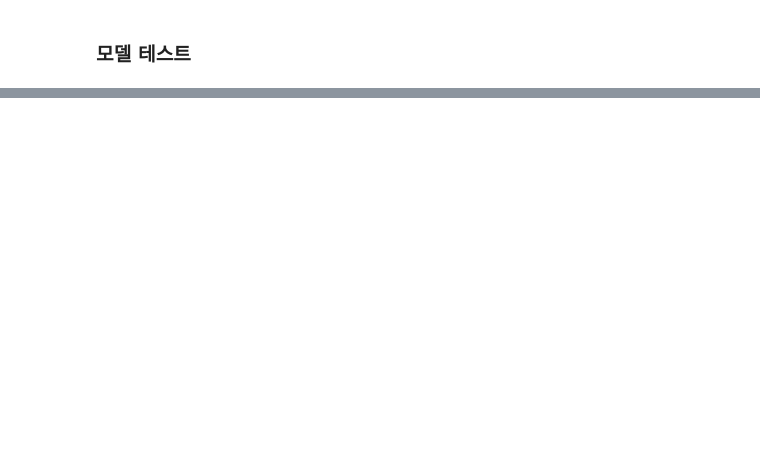
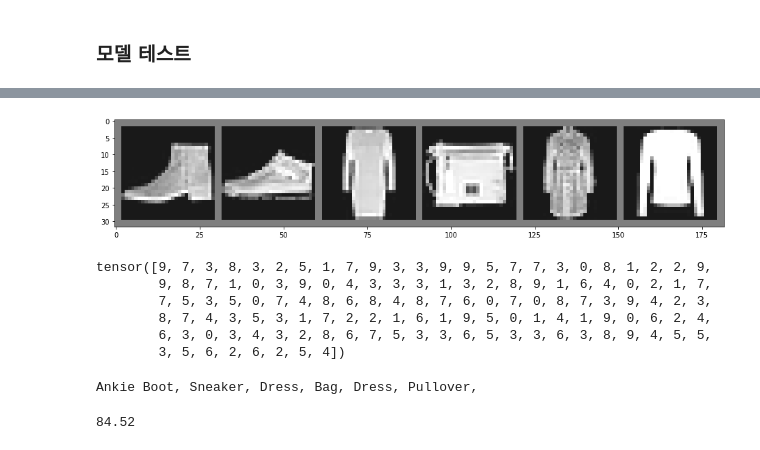
Before and after one commit to mkbahk/PyTorchLearning, a Jupyter notebook: _파이토치(PyTorch)_한번에_끝내기.ipynb, the cells around one changed output, grey strips where cells are left out. Drawn from its saved outputs; the diff is of its cells as text; code cells hidden in the pictures; blank space fills up the shorter version.

```diff
--- a/_파이토치(PyTorch)_한번에_끝내기.ipynb
+++ b/_파이토치(PyTorch)_한번에_끝내기.ipynb
@@ -1619,2 +1773,20 @@ labels_map = {
 # %% [markdown]
 ### 모델 테스트
+# %%
+def imshow(image):
+  image = image / 2 + 0.5
+  npimg = image.numpy()
+
+  fig = plt.figure(figsize=(16, 8))
+  plt.imshow(np.transpose(npimg, (1, 2, 0)))
+  plt.show()
+#def
+# %%
+import torchvision
+
+dataiter = iter(test_loader)
+#images, labels = dataiter.next()
+mages, labels = next(dataiter)
+
+imshow(torchvision.utils.make_grid(images[:6]))
+# %% [output]
@@ -1620,0 +1794,33 @@ labels_map = {
+[figure, added]
+# %%
+outputs = net(images)
+_, predicted = torch.max(outputs, 1)
+print(predicted)
+# %% [output]
+tensor([9, 7, 3, 8, 3, 2, 5, 1, 7, 9, 3, 3, 9, 9, 5, 7, 7, 3, 0, 8, 1, 2, 2, 9,
+        9, 8, 7, 1, 0, 3, 9, 0, 4, 3, 3, 3, 1, 3, 2, 8, 9, 1, 6, 4, 0, 2, 1, 7,
+        7, 5, 3, 5, 0, 7, 4, 8, 6, 8, 4, 8, 7, 6, 0, 7, 0, 8, 7, 3, 9, 4, 2, 3,
+        8, 7, 4, 3, 5, 3, 1, 7, 2, 2, 1, 6, 1, 9, 5, 0, 1, 4, 1, 9, 0, 6, 2, 4,
+        6, 3, 0, 3, 4, 3, 2, 8, 6, 7, 5, 3, 3, 6, 5, 3, 3, 6, 3, 8, 9, 4, 5, 5,
+        3, 5, 6, 2, 6, 2, 5, 4])
+# %%
+print(''.join('{}, '.format(labels_map[int(predicted[j].numpy())]) for j in range(6)))
+# %% [output]
+Ankie Boot, Sneaker, Dress, Bag, Dress, Pullover,
+# %%
+correct = 0
+total = 0
+
+with torch.no_grad():
+  for data in test_loader:
+    images, labels = data
+    outputs = net(images)
+    _, predicted = torch.max(outputs.data, 1)
+    total += labels.size(0)
+    correct += (predicted == labels).sum().item()
+  #for
+#with
+
+print(100 * correct / total)
+# %% [output]
+84.52
```
Also changed, not shown: parts of 59 cells of this notebook.
